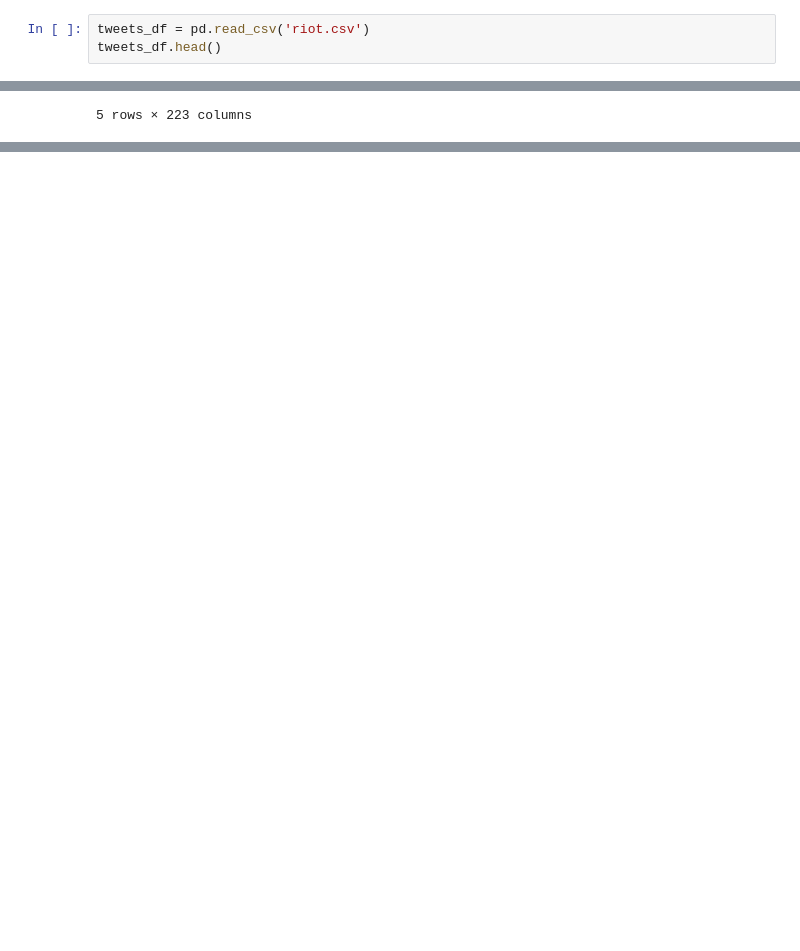
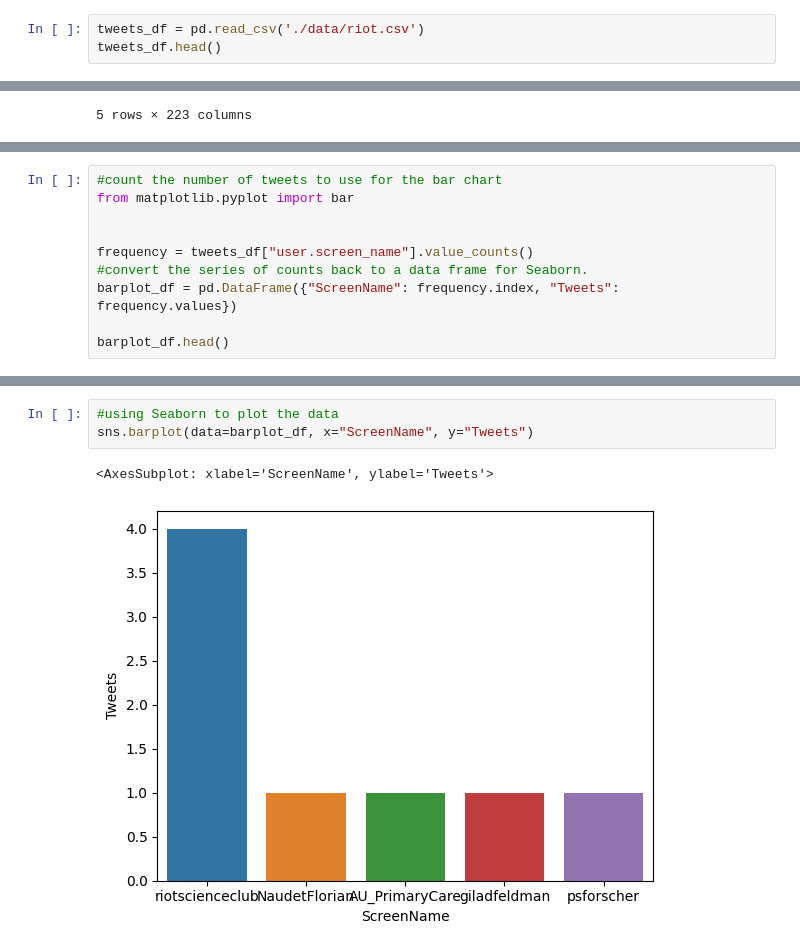
Before and after one commit to iaine/riot, a Jupyter notebook: Untitled.ipynb, the cells around one changed output, grey strips where cells are left out. Saved outputs shown, nothing was run; the diff lists cells and outputs as text; blank space fills up the shorter version.

```diff
--- a/Untitled.ipynb
+++ b/Untitled.ipynb
@@ -3,5 +15,5 @@ import pandas as pd
 # %%
-tweets_df = pd.read_csv('riot.csv')
+tweets_df = pd.read_csv('./data/riot.csv')
 tweets_df.head()
 # %% [output]
 |  | Unnamed: 0 | created_at | id | id_str | text | truncated | source | in_reply_to_status_id | ... |
@@ -21,0 +59,10 @@ for author in authors:
+# %%
+#count the number of tweets to use for the bar chart
+from matplotlib.pyplot import bar
+
+
+frequency = tweets_df["user.screen_name"].value_counts()
+#convert the series of counts back to a data frame for Seaborn.
+barplot_df = pd.DataFrame({"ScreenName": frequency.index, "Tweets": frequency.values})
+
+barplot_df.head()
@@ -21,0 +76,6 @@ for author in authors:
+# %%
+#using Seaborn to plot the data
+sns.barplot(data=barplot_df, x="ScreenName", y="Tweets")
+# %% [output]
+<AxesSubplot: xlabel='ScreenName', ylabel='Tweets'>
+[figure, added]
```
Also changed, not shown: parts of 20 cells of this notebook.
